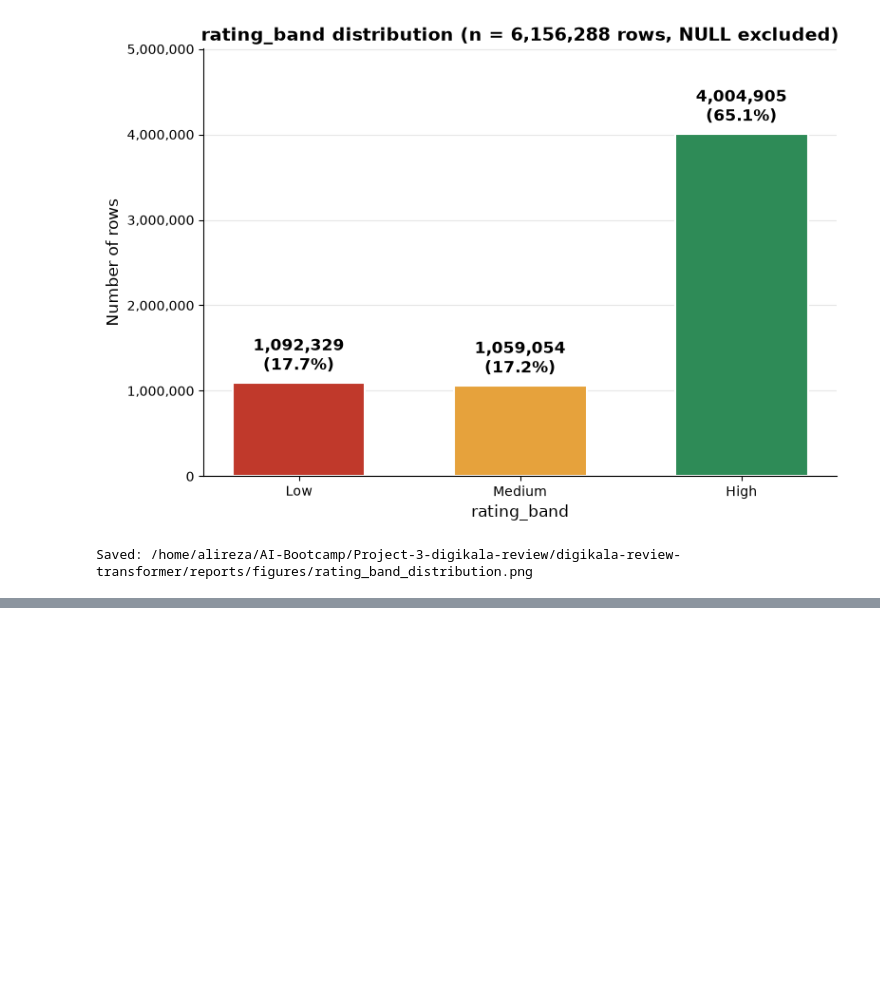
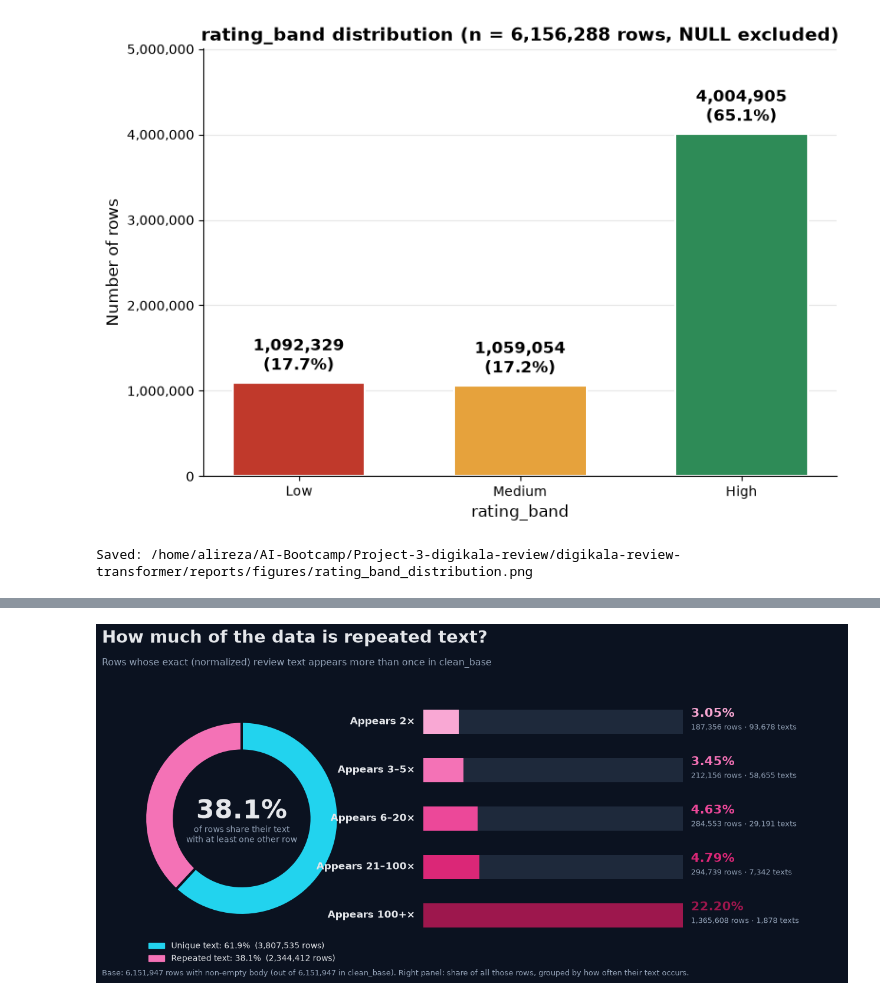
Before and after one commit to AliirezzaaZiarati/digikala-review-transformer, a Jupyter notebook: notebooks/00_data_ingest_quality_gate.ipynb, the cells around one changed output, grey strips where cells are left out. Drawn from its saved outputs; the diff is of its cells as text; code cells hidden in the pictures; blank space fills up the shorter version.

Commit message:
00_data_ingest_quality_gate: almost done

```diff
--- a/notebooks/00_data_ingest_quality_gate.ipynb
+++ b/notebooks/00_data_ingest_quality_gate.ipynb
@@ -765,0 +2253,86 @@ Saved: /home/alireza/AI-Bootcamp/Project-3-digikala-review/digikala-review-trans
+# %%
+from matplotlib.patches import Patch
+
+# ---------- Statistics: how often does each exact text appear? ----------
+con.execute("""
+    CREATE OR REPLACE TEMP TABLE body_counts AS
+    SELECT body, COUNT(*) AS n
+    FROM clean_base
+    WHERE body IS NOT NULL AND trim(body) <> ''
+    GROUP BY body
+""")
+n_all  = con.execute("SELECT COUNT(*) FROM clean_base").fetchall()[0][0]
+tot    = int(con.execute("SELECT SUM(n) FROM body_counts").fetchall()[0][0])
+
+rows = con.execute("""
+    SELECT CASE WHEN n = 1 THEN '1'  WHEN n = 2 THEN '2'  WHEN n <= 5  THEN '3-5'
+                WHEN n <= 20 THEN '6-20' WHEN n <= 100 THEN '21-100' ELSE '>100' END AS bucket,
+           COUNT(*) AS n_texts, SUM(n) AS n_rows
+    FROM body_counts GROUP BY 1
+""").fetchall()
+stat = {b: (int(t), int(r)) for b, t, r in rows}
+
+unique_rows   = stat.get("1", (0, 0))[1]
+repeated_rows = tot - unique_rows
+rep_pct = 100 * repeated_rows / tot
+
+print(f"clean_base rows: {n_all:,}  |  rows with non-empty body: {tot:,}  (empty/NULL body: {n_all - tot:,})")
+print(f"unique text   : {unique_rows:,} rows ({100 * unique_rows / tot:.2f}%)")
+print(f"repeated text : {repeated_rows:,} rows ({rep_pct:.2f}%)")
+
+order  = ["2", "3-5", "6-20", "21-100", ">100"]
+labels = {"2": "Appears 2×", "3-5": "Appears 3–5×", "6-20": "Appears 6–20×",
+          "21-100": "Appears 21–100×", ">100": "Appears 100+×"}
+bar_rows  = [stat.get(b, (0, 0))[1] for b in order]
+bar_texts = [stat.get(b, (0, 0))[0] for b in order]
+bar_pcts  = [100 * r / tot for r in bar_rows]
+for b, r, t, p in zip(order, bar_rows, bar_texts, bar_pcts):
+    print(f"  {labels[b]:<18} {fmt_pct(p):>8}  {r:>10,} rows  {t:>9,} texts")
+
+# ---------- Figure ----------
+PINKS = ["#F9A8D4", "#F472B6", "#EC4899", "#DB2777", "#9D174D"]
+
+fig = plt.figure(figsize=(13.5, 6.4))
+gs = fig.add_gridspec(1, 2, width_ratios=[1, 1.5], left=0.04, right=0.97, top=0.78, bottom=0.14, wspace=0.12)
+ax1, ax2 = fig.add_subplot(gs[0]), fig.add_subplot(gs[1])
+
+# Left: donut (unique vs repeated)
+ax1.pie([unique_rows, repeated_rows], colors=[ACCENT[1], ACCENT[2]], startangle=90,
+        counterclock=False, wedgeprops=dict(width=0.30, edgecolor=BG, linewidth=3))
+ax1.text(0, 0.07, f"{rep_pct:.1f}%", ha="center", va="center", fontsize=32, fontweight="bold")
+ax1.text(0, -0.17, "of rows share their text\nwith at least one other row",
+         ha="center", va="center", fontsize=10, color=MUTED)
+ax1.legend(handles=[Patch(color=ACCENT[1], label=f"Unique text: {100 * unique_rows / tot:.1f}%  ({unique_rows:,} rows)"),
+                    Patch(color=ACCENT[2], label=f"Repeated text: {rep_pct:.1f}%  ({repeated_rows:,} rows)")],
+           loc="upper center", bbox_to_anchor=(0.5, 0.02), frameon=False, labelcolor=TXT, fontsize=10)
+
+# Right: repeated rows by repetition level (share of ALL rows with a body)
+m = max(bar_pcts) if max(bar_pcts) > 0 else 1
+ax2.barh(range(len(order)), [m] * len(order), height=0.5, color=TRACK)
+ax2.barh(range(len(order)), bar_pcts, height=0.5, color=PINKS)
+ax2.set_xlim(0, m / 0.62)
+ax2.set_ylim(len(order) - 0.5, -0.5)
+ax2.set_xticks([]); ax2.set_yticks([])
+for s in ax2.spines.values():
+    s.set_visible(False)
+tr2 = ax2.get_yaxis_transform()
+for i, b in enumerate(order):
+    ax2.text(-0.02, i, labels[b], transform=tr2, ha="right", va="center", fontsize=12, fontweight="bold")
+    ax2.text(m * 1.03, i - 0.04, fmt_pct(bar_pcts[i]), ha="left", va="bottom",
+             fontsize=15, fontweight="bold", color=PINKS[i])
+    ax2.text(m * 1.03, i + 0.04, f"{bar_rows[i]:,} rows · {bar_texts[i]:,} texts",
+             ha="left", va="top", fontsize=9.5, color=MUTED)
+
+fig.text(0.04, 0.925, "How much of the data is repeated text?", fontsize=21, fontweight="bold")
+fig.text(0.04, 0.865, "Rows whose exact (normalized) review text appears more than once in clean_base",
+         fontsize=11.5, color=MUTED)
+fig.text(0.04, 0.04,
+         f"Base: {tot:,} rows with non-empty body (out of {n_all:,} in clean_base). "
+         "Right panel: share of all those rows, grouped by how often their text occurs.",
+         fontsize=9, color=MUTED, va="bottom")
+
+out2 = FIG_DIR / "identical_text_share.png"
+fig.savefig(out2, dpi=200)
+plt.show()
+print("saved:", out2)
+# %% [output]
@@ -765,0 +2347 @@ Saved: /home/alireza/AI-Bootcamp/Project-3-digikala-review/digikala-review-trans
+[figure, added]
```
Also changed, not shown: parts of 53 cells of this notebook, 28 other files.
